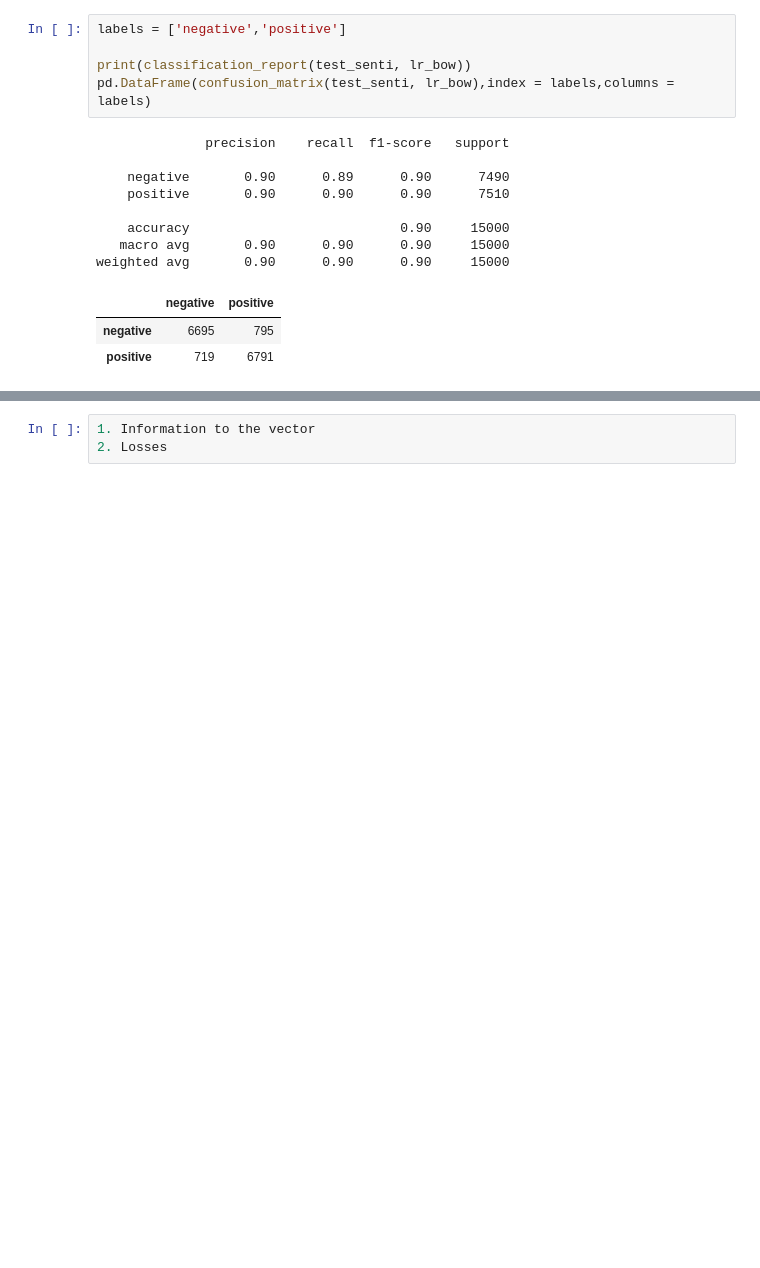
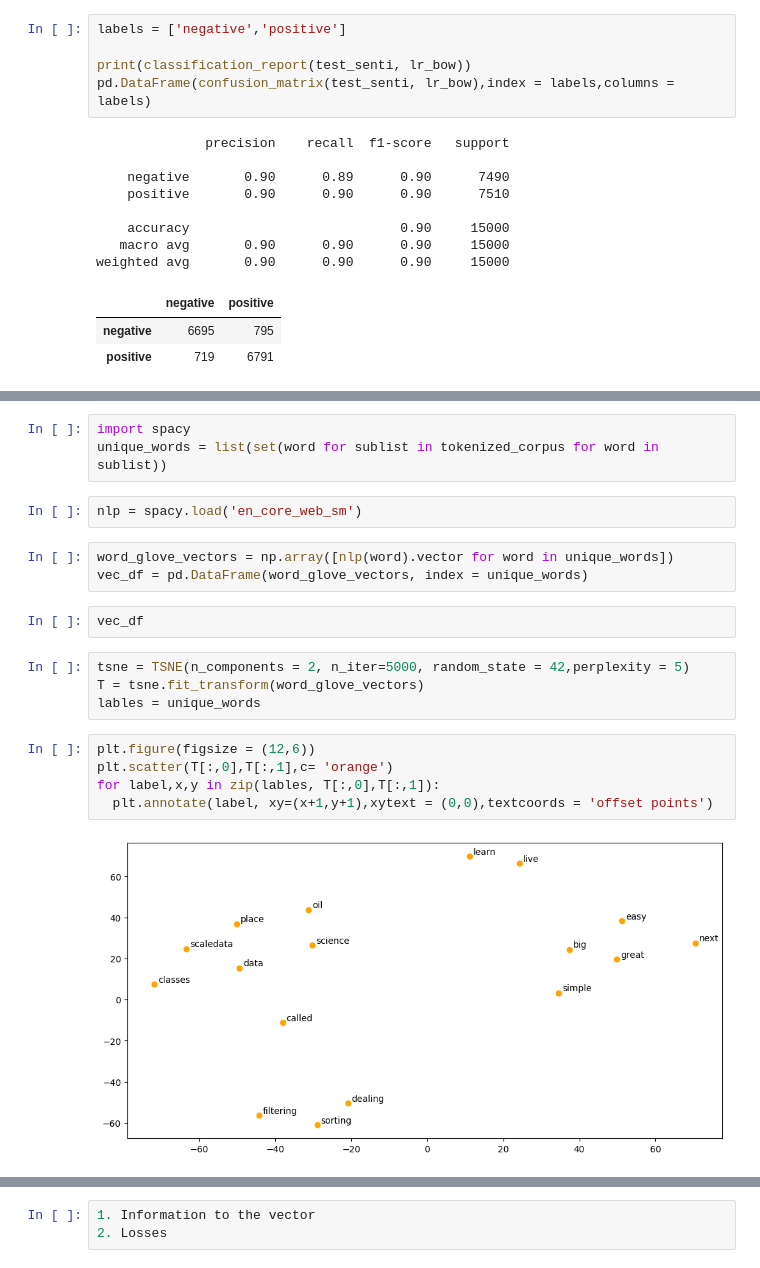
Before and after one commit to Laxminarayen/Inceptez-DS-Batch20, a Jupyter notebook: 31. Supervised Text Classification + Word2vec + Glove Embeddings/Supervised_Text_classification.ipynb, the cells around one changed output, grey strips where cells are left out. Saved outputs shown, nothing was run; the diff lists cells and outputs as text; blank space fills up the shorter version.

```diff
--- a/31. Supervised Text Classification + Word2vec + Glove Embeddings/Supervised_Text_classification.ipynb
+++ b/31. Supervised Text Classification + Word2vec + Glove Embeddings/Supervised_Text_classification.ipynb
@@ -296,0 +469,21 @@ normalized_train_cv.shape
+# %%
+import spacy
+unique_words = list(set(word for sublist in tokenized_corpus for word in sublist))
+# %%
+nlp = spacy.load('en_core_web_sm')
+# %%
+word_glove_vectors = np.array([nlp(word).vector for word in unique_words])
+vec_df = pd.DataFrame(word_glove_vectors, index = unique_words)
+# %%
+vec_df
+# %%
+tsne = TSNE(n_components = 2, n_iter=5000, random_state = 42,perplexity = 5)
+T = tsne.fit_transform(word_glove_vectors)
+lables = unique_words
+# %%
+plt.figure(figsize = (12,6))
+plt.scatter(T[:,0],T[:,1],c= 'orange')
+for label,x,y in zip(lables, T[:,0],T[:,1]):
+  plt.annotate(label, xy=(x+1,y+1),xytext = (0,0),textcoords = 'offset points')
+# %% [output]
+[figure, added]
```
Also changed, not shown: parts of 49 cells of this notebook, 2 other files.
